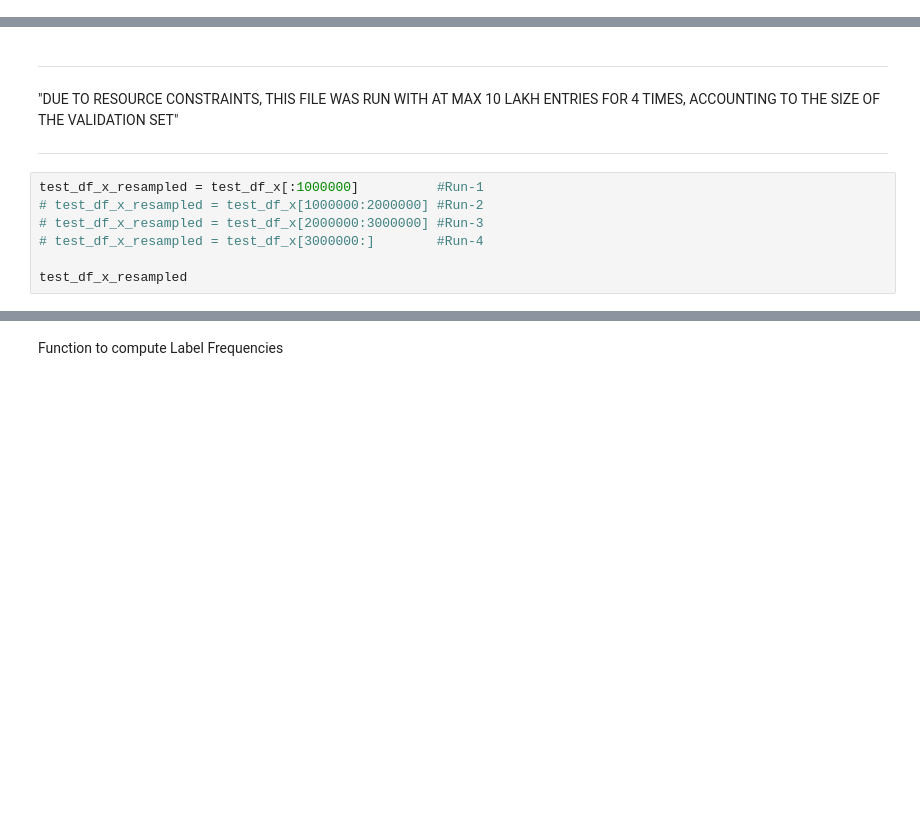
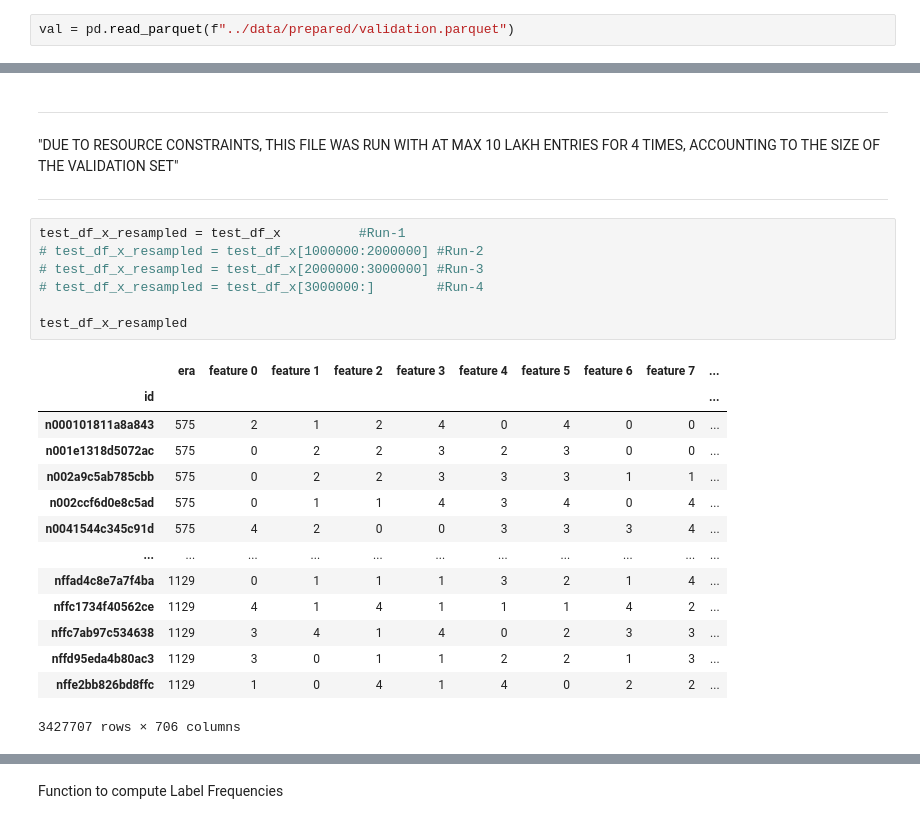
Before and after one commit to imtanmay46/Meta-Learning, a Jupyter notebook: NumerAi_Testing.ipynb, the cells around one changed output, grey strips where cells are left out. Drawn from its saved outputs; the diff is of its cells as text; blank space fills up the shorter version.

```diff
--- a/NumerAi_Testing.ipynb
+++ b/NumerAi_Testing.ipynb
@@ -151,3 +165,5 @@ val.rename(columns=lambda x: f'feature {feature_set.index(x)}' if x in feature_s
 feature_set = val.columns.drop(["era", "target"])
 # %%
 val['era'] = val['era'].astype('int32')
+# %%
+val = pd.read_parquet(f"../data/prepared/validation.parquet")
@@ -181,10 +271,25 @@ test_df_y
 "DUE TO RESOURCE CONSTRAINTS, THIS FILE WAS RUN WITH AT MAX 10 LAKH ENTRIES FOR 4 TIMES, ACCOUNTING TO THE SIZE OF THE VALIDATION SET"
 **************************************************************************************************************************************
 # %%
-test_df_x_resampled = test_df_x[:1000000]          #Run-1
+test_df_x_resampled = test_df_x          #Run-1
 # test_df_x_resampled = test_df_x[1000000:2000000] #Run-2
 # test_df_x_resampled = test_df_x[2000000:3000000] #Run-3
 # test_df_x_resampled = test_df_x[3000000:]        #Run-4
 
 test_df_x_resampled
+# %% [output]
+|  | era | feature 0 | feature 1 | feature 2 | feature 3 | feature 4 | feature 5 | feature 6 | feature 7 | ... |
+| id |  |  |  |  |  |  |  |  |  | ... |
+| n000101811a8a843 | 575 | 2 | 1 | 2 | 4 | 0 | 4 | 0 | 0 | ... |
+| n001e1318d5072ac | 575 | 0 | 2 | 2 | 3 | 2 | 3 | 0 | 0 | ... |
+| n002a9c5ab785cbb | 575 | 0 | 2 | 2 | 3 | 3 | 3 | 1 | 1 | ... |
+| n002ccf6d0e8c5ad | 575 | 0 | 1 | 1 | 4 | 3 | 4 | 0 | 4 | ... |
+| n0041544c345c91d | 575 | 4 | 2 | 0 | 0 | 3 | 3 | 3 | 4 | ... |
+| ... | ... | ... | ... | ... | ... | ... | ... | ... | ... | ... |
+| nffad4c8e7a7f4ba | 1129 | 0 | 1 | 1 | 1 | 3 | 2 | 1 | 4 | ... |
+| nffc1734f40562ce | 1129 | 4 | 1 | 4 | 1 | 1 | 1 | 4 | 2 | ... |
+| nffc7ab97c534638 | 1129 | 3 | 4 | 1 | 4 | 0 | 2 | 3 | 3 | ... |
+| nffd95eda4b80ac3 | 1129 | 3 | 0 | 1 | 1 | 2 | 2 | 1 | 3 | ... |
+| nffe2bb826bd8ffc | 1129 | 1 | 0 | 4 | 1 | 4 | 0 | 2 | 2 | ... |
+3427707 rows × 706 columns
 # %%
```
Also changed, not shown: parts of 45 cells of this notebook, 1 other file.
